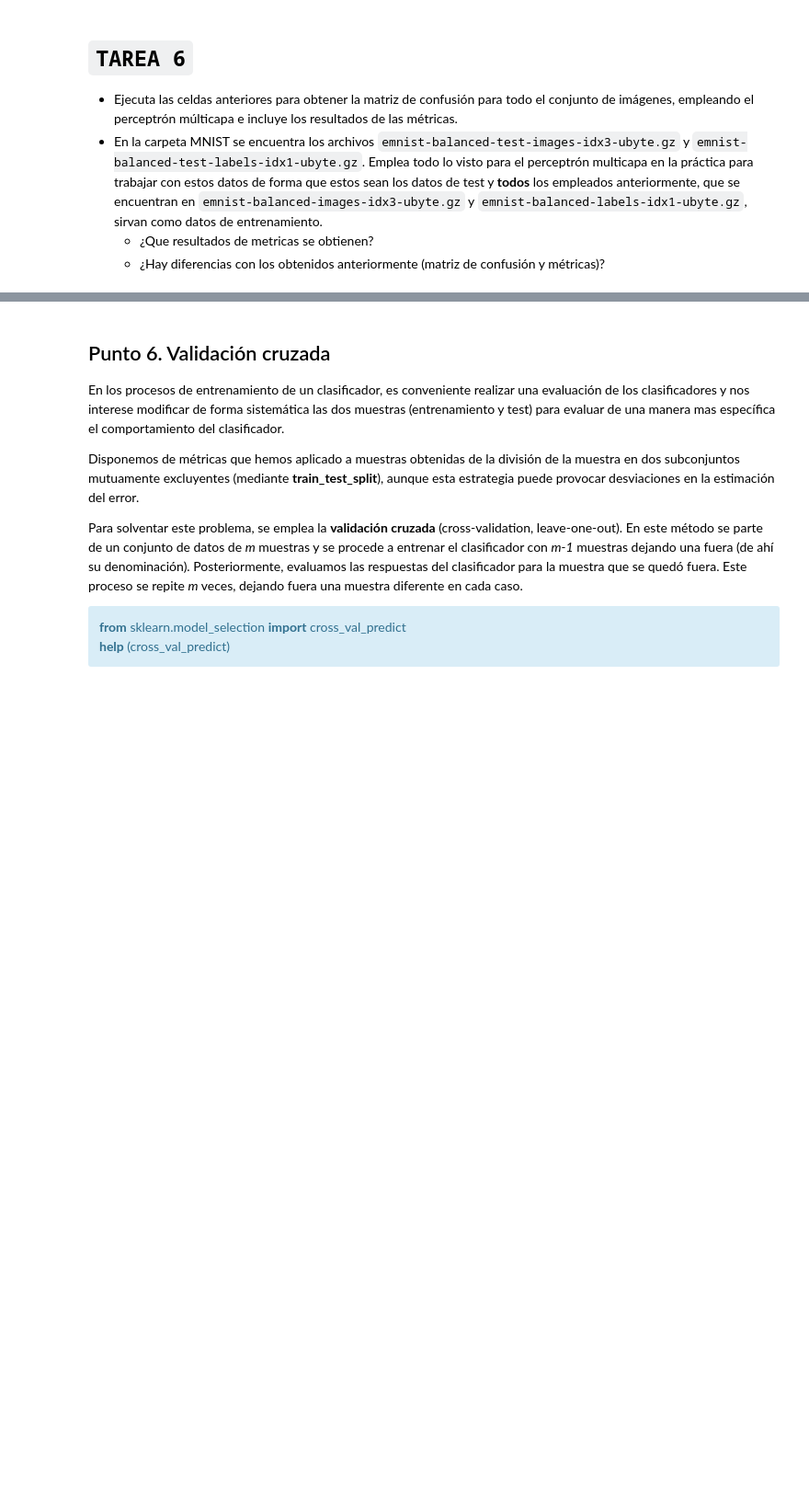
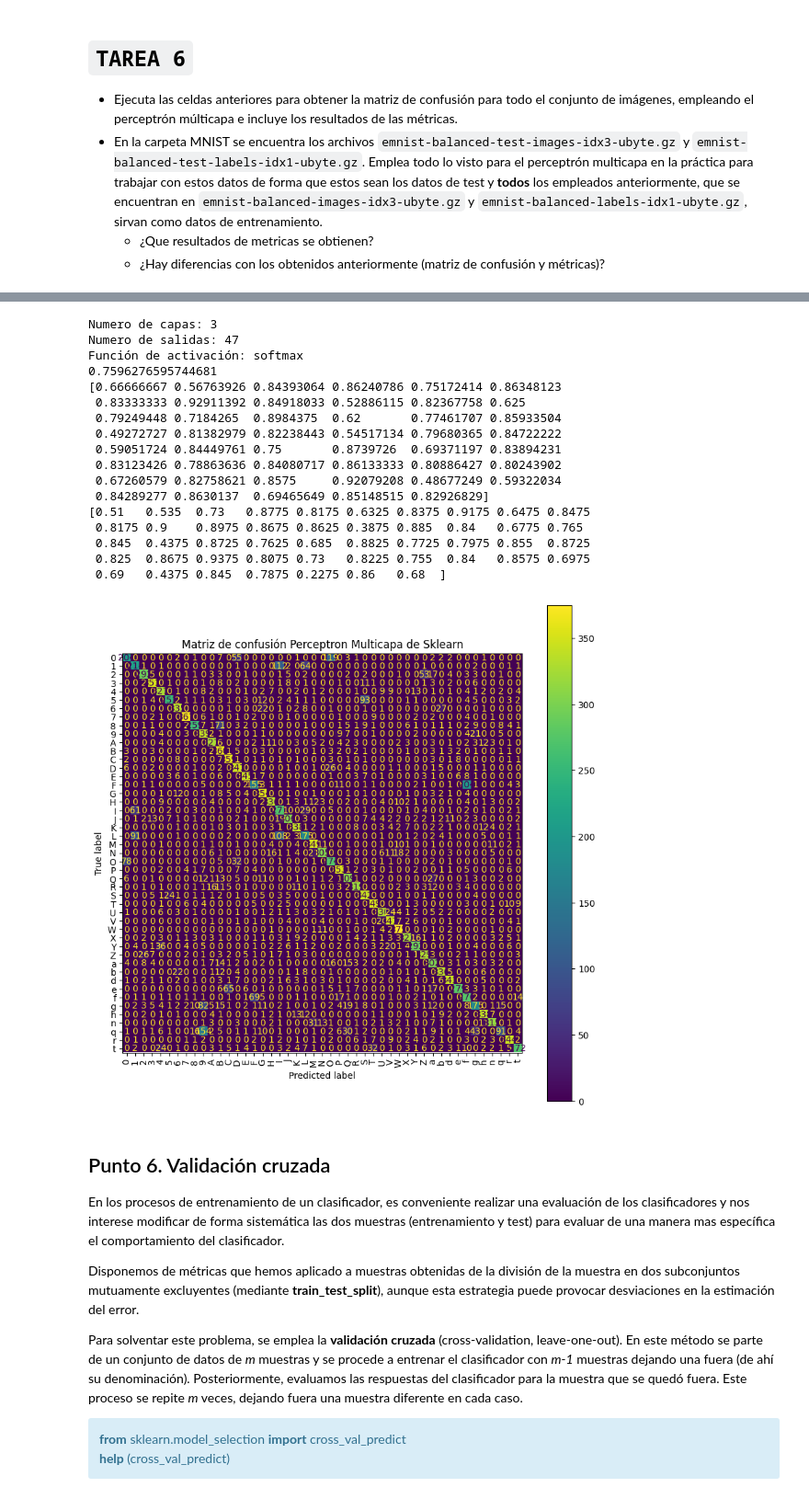
Before and after one commit to vicBrownS/Practica_Perceptron_SI, a Jupyter notebook: Practica2-Enunciado.ipynb, the cells around one changed output, grey strips where cells are left out. Shown: that part at 92% size. Drawn from its saved outputs; the diff is of its cells as text; code cells hidden in the pictures; blank space fills up the shorter version.

```diff
--- a/Practica2-Enunciado.ipynb
+++ b/Practica2-Enunciado.ipynb
@@ -1011,3 +1001,14 @@ plt.show()
 - En la carpeta MNIST se encuentra los archivos `emnist-balanced-test-images-idx3-ubyte.gz` y `emnist-balanced-test-labels-idx1-ubyte.gz`. Emplea todo lo visto para el perceptrón multicapa en la práctica para trabajar con estos datos de forma que estos sean los datos de test y **todos** los empleados anteriormente, que se encuentran en `emnist-balanced-images-idx3-ubyte.gz` y `emnist-balanced-labels-idx1-ubyte.gz`, sirvan como datos de entrenamiento.
     - ¿Que resultados de metricas se obtienen?
     - ¿Hay diferencias con los obtenidos anteriormente (matriz de confusión y métricas)?
+# %%
+input_path='Data'
+file_images= 'emnist-balanced-test-images-idx3-ubyte.gz'
+file_labels = 'emnist-balanced-test-labels-idx1-ubyte.gz'
+
+[images_test,labels_test]=carga_data_MNIST(input_path,file_images,file_labels)
+
+X_test, y_test = getdataset(images_test,labels_test, caracteres, 16)
+classifier = MLPClassifier()
+classifier.fit(Ximage, yimage) #Datos antiguos
+y_pred = classifier.predict(X_test)
@@ -1014,3 +1032,44 @@ plt.show()
+# %%
+print("Numero de capas: " + str(classifier.n_layers_))
+print("Numero de salidas: " + str(classifier.n_outputs_))
+print("Función de activación: " + str(classifier.out_activation_))
+
+import matplotlib.pyplot as plt
+from sklearn import metrics
+import numpy as np
+
+print(metrics.accuracy_score(y_test, y_pred))
+print(metrics.precision_score(y_test, y_pred, average=None))
+print(metrics.recall_score(y_test, y_pred, average=None))
+
+labels=np.unique(y_test)
+
+conf_mat = metrics.confusion_matrix(y_test, y_pred,labels=labels)
+cm_display = metrics.ConfusionMatrixDisplay(confusion_matrix = conf_mat, display_labels = labels)
+fig, ax = plt.subplots(figsize=(10,10))
+cm_display.plot(ax=ax)
+plt.title("Matriz de confusión Perceptron Multicapa de Sklearn")
+plt.xticks(rotation='vertical')
+plt.show()
+# %% [output]
+Numero de capas: 3
+Numero de salidas: 47
+Función de activación: softmax
+0.7596276595744681
+[0.66666667 0.56763926 0.84393064 0.86240786 0.75172414 0.86348123
+ 0.83333333 0.92911392 0.84918033 0.52886115 0.82367758 0.625
+ 0.79249448 0.7184265  0.8984375  0.62       0.77461707 0.85933504
+ 0.49272727 0.81382979 0.82238443 0.54517134 0.79680365 0.84722222
+ 0.59051724 0.84449761 0.75       0.8739726  0.69371197 0.83894231
+ 0.83123426 0.78863636 0.84080717 0.86133333 0.80886427 0.80243902
+ 0.67260579 0.82758621 0.8575     0.92079208 0.48677249 0.59322034
+ 0.84289277 0.8630137  0.69465649 0.85148515 0.82926829]
+[0.51   0.535  0.73   0.8775 0.8175 0.6325 0.8375 0.9175 0.6475 0.8475
+ 0.8175 0.9    0.8975 0.8675 0.8625 0.3875 0.885  0.84   0.6775 0.765
+ 0.845  0.4375 0.8725 0.7625 0.685  0.8825 0.7725 0.7975 0.855  0.8725
+ 0.825  0.8675 0.9375 0.8075 0.73   0.8225 0.755  0.84   0.8575 0.6975
+ 0.69   0.4375 0.845  0.7875 0.2275 0.86   0.68  ]
+[figure, added]
 # %% [markdown]
 ## Punto 6. Validación cruzada
 
```
Also changed, not shown: parts of 9 cells of this notebook, 1 other file.
